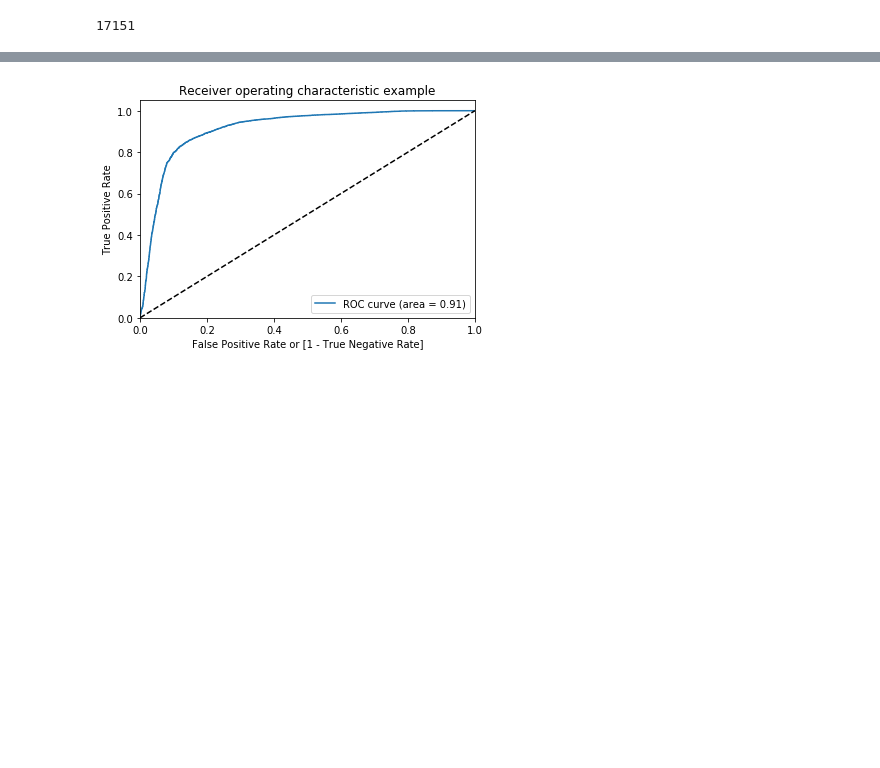
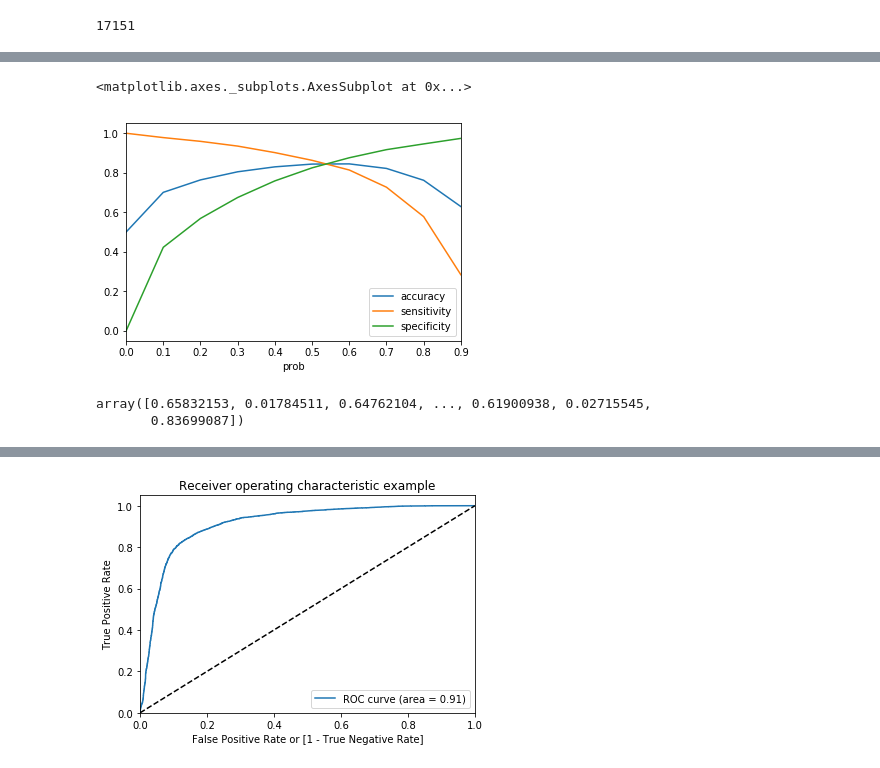
Before and after one commit to iamurali/upgrad_ml_ai, a Jupyter notebook: PCA/telecom_chrun_case_study_PCA.ipynb, the cells around one changed output, grey strips where cells are left out. Saved outputs shown, nothing was run; the diff lists cells and outputs as text; code cells hidden in the pictures; blank space fills up the shorter version.

Commit message:
Telecom churn case study

```diff
--- a/PCA/telecom_chrun_case_study_PCA.ipynb
+++ b/PCA/telecom_chrun_case_study_PCA.ipynb
@@ -829,0 +837,7 @@ log_alg = fit_logistic_regression(x_smt_train, x_smt_test, y_smt_train, y_smt_te
+# %%
+_percentage = log_alg.predict_proba(x_smt_train)[:,1]
+# %%
+churn_predicted = pd.DataFrame({})
+churn_predicted['ChurnProbability'] = _percentage
+churn_predicted['y_train'] = y_smt_train
+churn_predicted.head(10)
@@ -829,0 +860,14 @@ log_alg = fit_logistic_regression(x_smt_train, x_smt_test, y_smt_train, y_smt_te
+# %%
+probabilities = [i/10 for i in range(10) ]
+cutoff = pd.DataFrame(columns=['prob', 'accuracy', 'sensitivity', 'specificity'])
+for _prob in probabilities:
+    churn_predicted[_prob] = churn_predicted.ChurnProbability.map(lambda x: 1 if x > _prob else 0)
+    cm = metrics.confusion_matrix(churn_predicted.y_train, churn_predicted[_prob])
+    print(cm)
+    total = sum(sum(cm))
+    _accuracy = round((cm[0, 0] + cm[1, 1])/total, 3)
+    _sensitivity = round(cm[1,1] / (cm[1,0] + cm[1,1]), 3)
+    _specificity = round(cm[0,0] / (cm[0,0] + cm[0,1]), 3)
+    cutoff.loc[_prob] = [ _prob, _accuracy, _sensitivity,  _specificity ]
+
+cutoff
@@ -829,0 +906,10 @@ log_alg = fit_logistic_regression(x_smt_train, x_smt_test, y_smt_train, y_smt_te
+# %%
+cutoff.plot.line(x='prob', y=['accuracy', 'sensitivity', 'specificity'])
+# %% [output]
+<matplotlib.axes._subplots.AxesSubplot at 0x...>
+[figure, added]
+# %%
+_percentage
+# %% [output]
+array([0.65832153, 0.01784511, 0.64762104, ..., 0.61900938, 0.02715545,
+       0.83699087])
```
Also changed, not shown: parts of 79 cells of this notebook, 4 other files.
